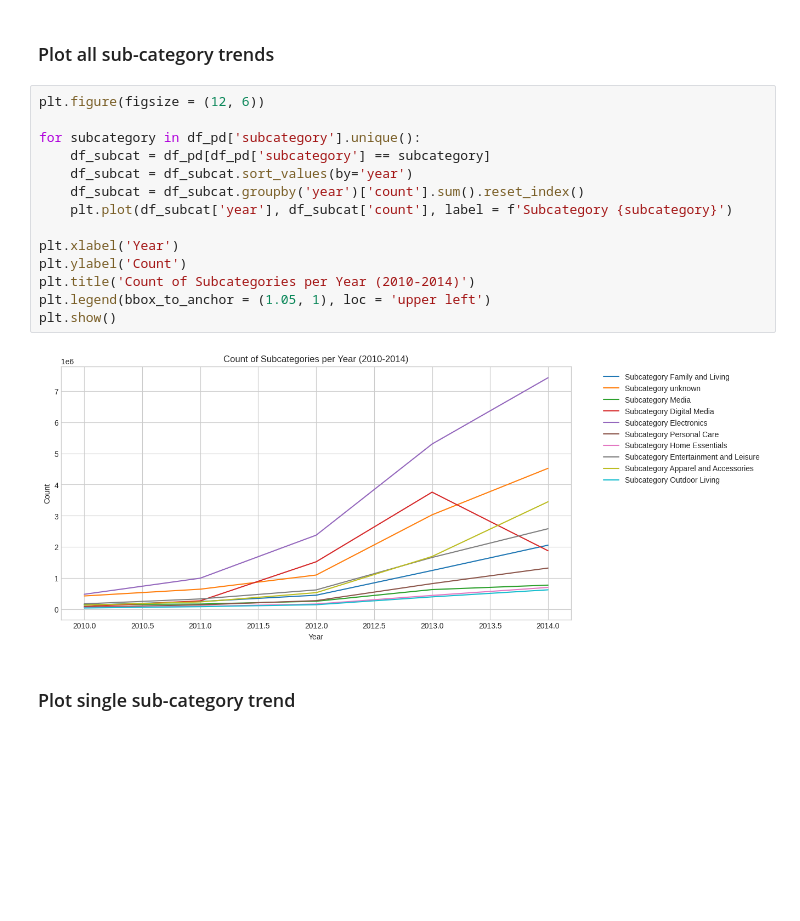
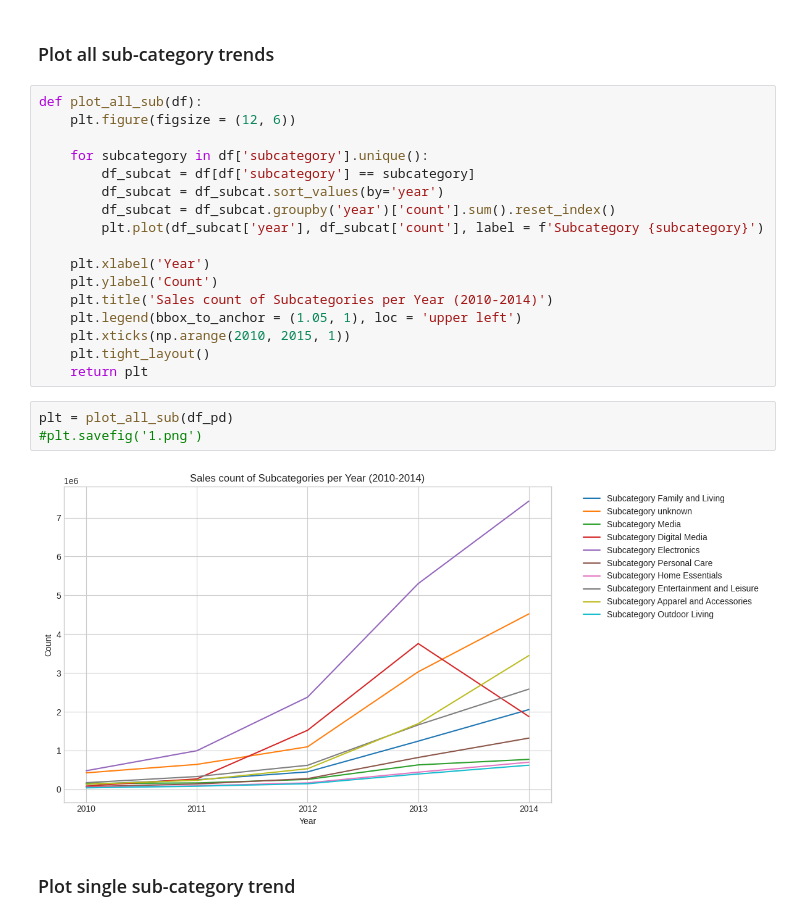
Before and after one commit to clairelin20523/dsc232r-amazon-predictive-modeling, a Jupyter notebook: milestone4.ipynb, the cells around one changed output. Saved outputs shown, nothing was run; the diff lists cells and outputs as text; blank space fills up the shorter version.

```diff
--- a/milestone4.ipynb
+++ b/milestone4.ipynb
@@ -705,21 +705,27 @@ sns.set_palette("tab10")
 # %% [markdown]
 ### Plot all sub-category trends
 # %%
-plt.figure(figsize = (12, 6))
+def plot_all_sub(df):
+    plt.figure(figsize = (12, 6))
 
-for subcategory in df_pd['subcategory'].unique():
-    df_subcat = df_pd[df_pd['subcategory'] == subcategory]
-    df_subcat = df_subcat.sort_values(by='year')
-    df_subcat = df_subcat.groupby('year')['count'].sum().reset_index()
-    plt.plot(df_subcat['year'], df_subcat['count'], label = f'Subcategory {subcategory}')
+    for subcategory in df['subcategory'].unique():
+        df_subcat = df[df['subcategory'] == subcategory]
+        df_subcat = df_subcat.sort_values(by='year')
+        df_subcat = df_subcat.groupby('year')['count'].sum().reset_index()
+        plt.plot(df_subcat['year'], df_subcat['count'], label = f'Subcategory {subcategory}')
 
-plt.xlabel('Year')
-plt.ylabel('Count')
-plt.title('Count of Subcategories per Year (2010-2014)')
-plt.legend(bbox_to_anchor = (1.05, 1), loc = 'upper left')
-plt.show()
+    plt.xlabel('Year')
+    plt.ylabel('Count')
+    plt.title('Sales count of Subcategories per Year (2010-2014)')
+    plt.legend(bbox_to_anchor = (1.05, 1), loc = 'upper left')
+    plt.xticks(np.arange(2010, 2015, 1))
+    plt.tight_layout()
+    return plt
-# %% [output]
-[figure, removed]
+# %%
+plt = plot_all_sub(df_pd)
+#plt.savefig('1.png')
+# %% [output]
+[figure, added]
 # %% [markdown]
 ### Plot single sub-category trend
 # %%
```
Also changed, not shown: parts of 25 cells of this notebook.
